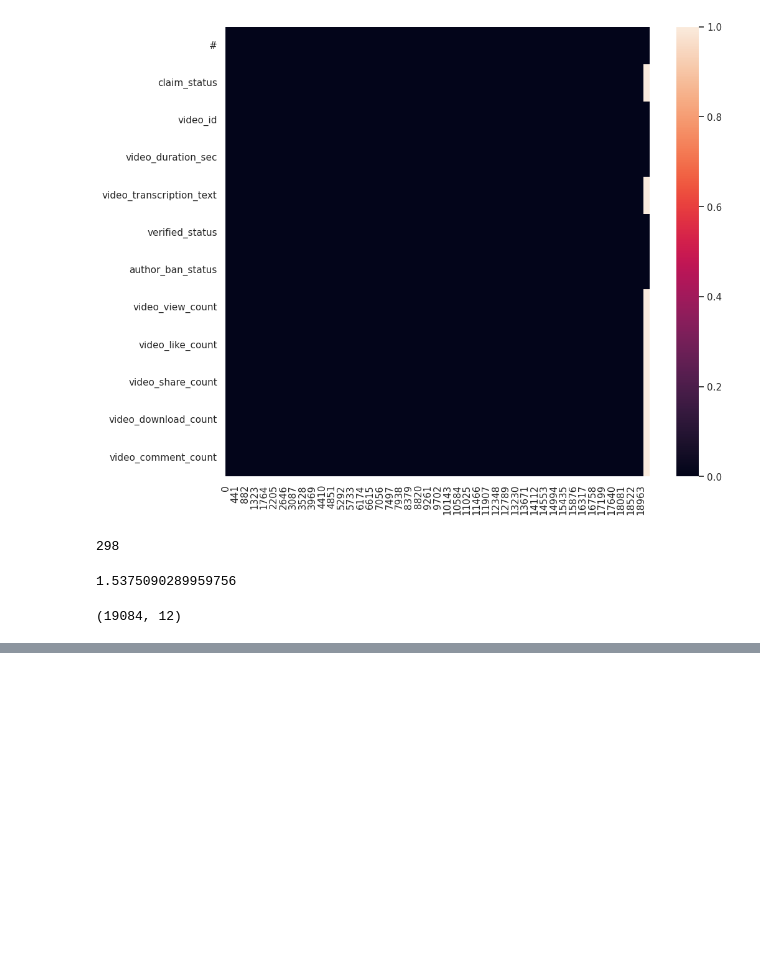
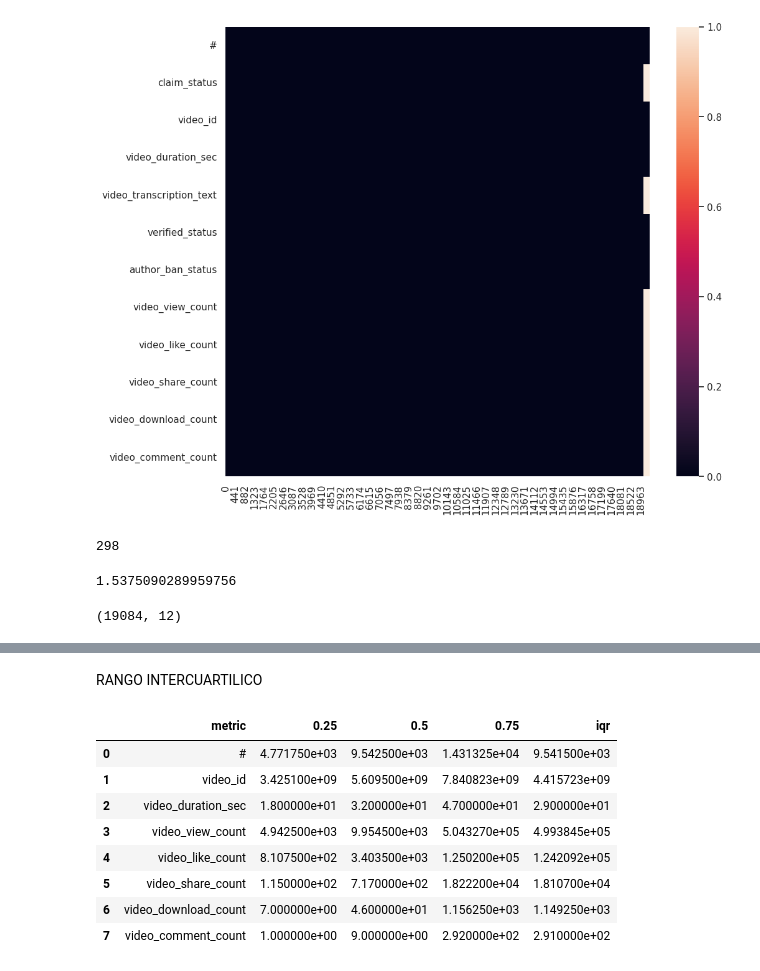
Before and after one commit to cesarmayta/BOOTCAMP_DSG1, a Jupyter notebook: trabajo_final/cesarmayta_eda_modulo3.ipynb, the cells around one changed output, grey strips where cells are left out. Cells and saved outputs as stored; diff of their text form; code cells hidden in the pictures; blank space fills up the shorter version.

```diff
--- a/trabajo_final/cesarmayta_eda_modulo3.ipynb
+++ b/trabajo_final/cesarmayta_eda_modulo3.ipynb
@@ -178,0 +276,20 @@ df_tiktok.shape
+# %% [markdown]
+RANGO INTERCUARTILICO
+# %%
+(df_tiktok
+ .quantile(q=[0.25,0.50,0.75],numeric_only=True)
+ .transpose()
+ .rename_axis('metric')
+ .reset_index()
+ .assign(iqr = lambda df: df[0.75] - df[0.25])
+ )
+# %% [output]
+|  | metric | 0.25 | 0.5 | 0.75 | iqr |
+| 0 | # | 4.771750e+03 | 9.542500e+03 | 1.431325e+04 | 9.541500e+03 |
+| 1 | video_id | 3.425100e+09 | 5.609500e+09 | 7.840823e+09 | 4.415723e+09 |
+| 2 | video_duration_sec | 1.800000e+01 | 3.200000e+01 | 4.700000e+01 | 2.900000e+01 |
+| 3 | video_view_count | 4.942500e+03 | 9.954500e+03 | 5.043270e+05 | 4.993845e+05 |
+| 4 | video_like_count | 8.107500e+02 | 3.403500e+03 | 1.250200e+05 | 1.242092e+05 |
+| 5 | video_share_count | 1.150000e+02 | 7.170000e+02 | 1.822200e+04 | 1.810700e+04 |
+| 6 | video_download_count | 7.000000e+00 | 4.600000e+01 | 1.156250e+03 | 1.149250e+03 |
+| 7 | video_comment_count | 1.000000e+00 | 9.000000e+00 | 2.920000e+02 | 2.910000e+02 |
```
Also changed, not shown: parts of 17 cells of this notebook.
